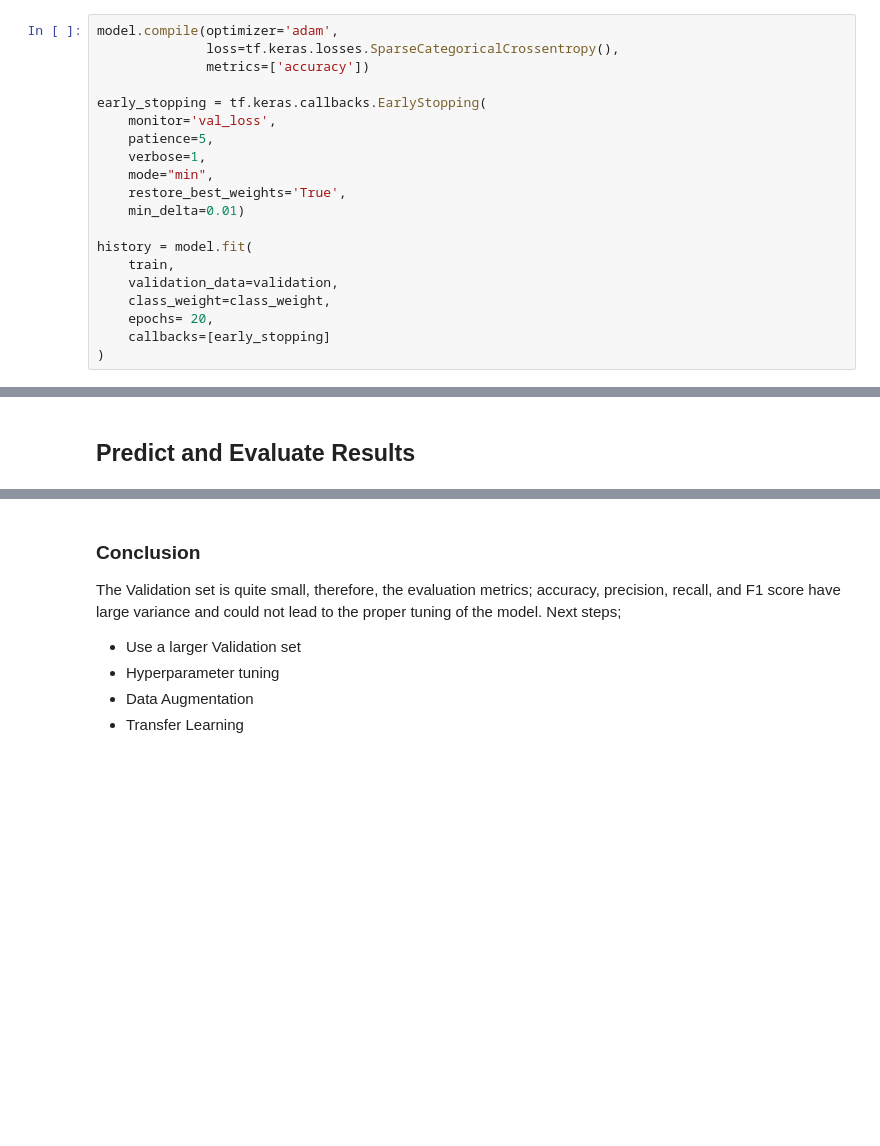
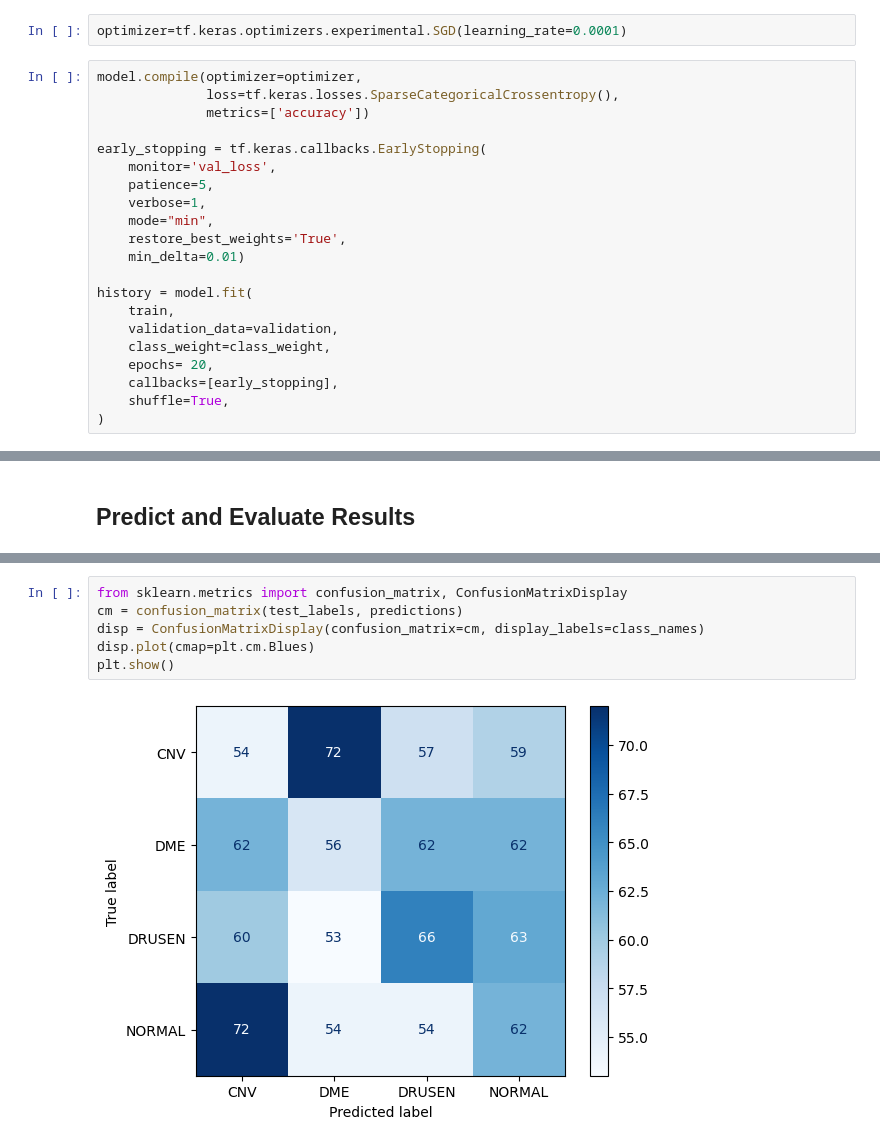
Before and after one commit to kariukihannah/CNN-for-Retinal-OCT-Classification, a Jupyter notebook: cnn-for-retinal-oct-images.ipynb, the cells around one changed output, grey strips where cells are left out. Cells and saved outputs as stored; diff of their text form; blank space fills up the shorter version.

```diff
--- a/cnn-for-retinal-oct-images.ipynb
+++ b/cnn-for-retinal-oct-images.ipynb
@@ -268,8 +296,10 @@ model=Sequential([
 ])
 # %% [markdown]
 ## Compile and Train Model
+# %%
+optimizer=tf.keras.optimizers.experimental.SGD(learning_rate=0.0001)
 # %%
-model.compile(optimizer='adam',
+model.compile(optimizer=optimizer,
               loss=tf.keras.losses.SparseCategoricalCrossentropy(),
               metrics=['accuracy'])
 
@@ -286,7 +316,8 @@ history = model.fit(
     validation_data=validation,
     class_weight=class_weight,
     epochs= 20,
-    callbacks=[early_stopping]
+    callbacks=[early_stopping],
+    shuffle=True,
 )
 # %% [output]
 Epoch 1/20
@@ -353,8 +384,8 @@ weighted avg       0.25      0.24      0.24       968
-# %% [markdown]
-### Conclusion
-The Validation set is quite small, therefore, the evaluation metrics; accuracy, precision, recall, and F1 score have large variance and could not lead to the proper tuning of the model.
-Next steps;
-* Use a larger Validation set
-* Hyperparameter tuning
-* Data Augmentation
-* Transfer Learning
+# %%
+from sklearn.metrics import confusion_matrix, ConfusionMatrixDisplay
+cm = confusion_matrix(test_labels, predictions)
+disp = ConfusionMatrixDisplay(confusion_matrix=cm, display_labels=class_names)
+disp.plot(cmap=plt.cm.Blues)
+plt.show()
+# %% [output]
+[figure, added]
```
Also changed, not shown: parts of 20 cells of this notebook.
